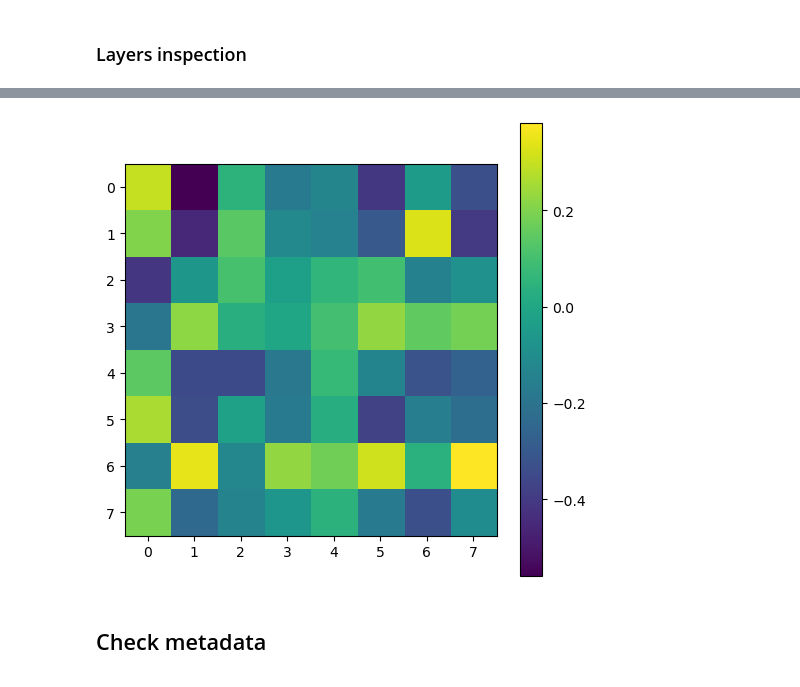
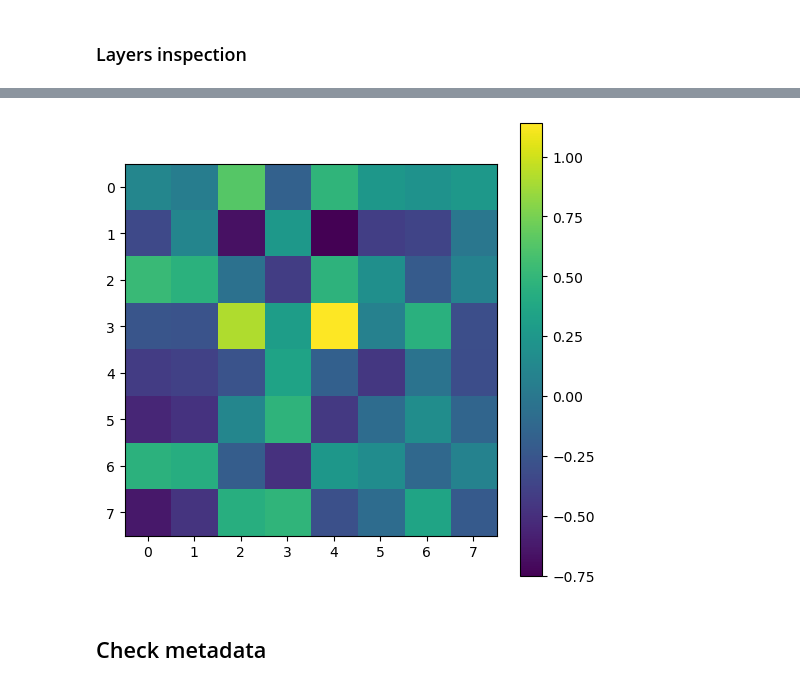
Before and after one commit to valsdav/DeepSuperCluster, a Jupyter notebook: Training/global_model/tf_model_v4.ipynb, the cells around one changed output, grey strips where cells are left out. Saved outputs shown, nothing was run; the diff lists cells and outputs as text; code cells hidden in the pictures.

```diff
--- a/Training/global_model/tf_model_v4.ipynb
+++ b/Training/global_model/tf_model_v4.ipynb
@@ -326,7 +348,7 @@ train_ds = tf_data.normalize_features(train_ds, "normalization.npz")
 train_ds = tf_data.training_format(train_ds)
 
 
-test_ds = tf_data.load_balanced_dataset_batch(data_path_test, features, metadata, args.batch_size,weights={"ele_match":0.35,"gamma_match":0.0, "nomatch":0.0})
+test_ds = tf_data.load_balanced_dataset_batch(data_path_test, features, metadata, args.batch_size,weights={"ele_match":0.35,"gamma_match":0.35, "nomatch":0.3})
 # the indexes for energy and et are from the features list we requestes
 test_ds = tf_data.delta_energy_seed(test_ds, en_index=0, et_index=1)
 test_ds = tf_data.normalize_features(test_ds, "normalization.npz")
@@ -362,10 +384,13 @@ else:
 # %%
 def get_model(args, weights=None):
 
-    loss_weights = {"clusters":1, "window":0.5, "softF1":2, "et_miss":1, "et_spur":1}
+    loss_weights = {"clusters":args.loss_clusters, "window":args.loss_window,
+                    "softF1":args.loss_softF1, "et_miss":args.loss_et_miss, "et_spur":args.loss_et_spur}
+    tf.keras.backend.clear_session()
+
 
     with strategy.scope():
-        opt = tf.keras.optimizers.Adam(learning_rate=lr_schedule)
+        opt = tf.keras.optimizers.Adam(learning_rate=args.lr)
         # Construction of the model
         model = DeepClusterGN(
                     activation = args.activation,
@@ -375,6 +400,7 @@ def get_model(args, weights=None):
                     output_dim_sa_clclass = args.output_dim_sa_clclass,
                     output_dim_sa_windclass = args.output_dim_sa_windclass,
                     coord_dim = args.coord_dim,
+                    coord_dim_sa = args.coord_dim_sa,
                     nconv_rechits = args.nconv_rechits,
                     nconv = args.nconv,
                     layers_input = args.layers_input,
@@ -439,8 +465,8 @@ terminate_cb = tf.keras.callbacks.TerminateOnNaN()
 callbacks += [terminate_cb]
 
 lr_reduce = tf.keras.callbacks.ReduceLROnPlateau(
-    monitor='val_loss', factor=0.1, patience=3, verbose=1,
-    mode='auto', min_delta=0.0001, cooldown=0, min_lr=0,
+    monitor='val_loss', factor=0.5, patience=3, verbose=1,
+    mode='auto', min_delta=0.001, cooldown=0, min_lr=1e-7,
 )
 
 
@@ -451,5 +477,3 @@ cp_callback = tf.keras.callbacks.ModelCheckpoint(
 )
 cp_callback.set_model(model)
 callbacks += [cp_callback, lr_reduce]
-# %%
-model.load_weights("/eos/user/d/dvalsecc/ECAL/EcalClustering/DeepCluster/models/gcn_models/gcn_models_SA_v4/run_09/weights.20-2.326452.hdf5")
@@ -622,9 +648,9 @@ model.layers
 # %%
 graphbuild = model.layers[0]
 # %%
-plotM(graphbuild.rechitsGCN.weights[0].numpy())
+plotM(graphbuild.rechitsGCN.weights[1].numpy())
 # %% [output]
-[figure, old version]
+[figure, new version]
 # %% [markdown]
 ## Check metadata
 # %%
```
Also changed, not shown: parts of 45 cells of this notebook, 2 other files.
